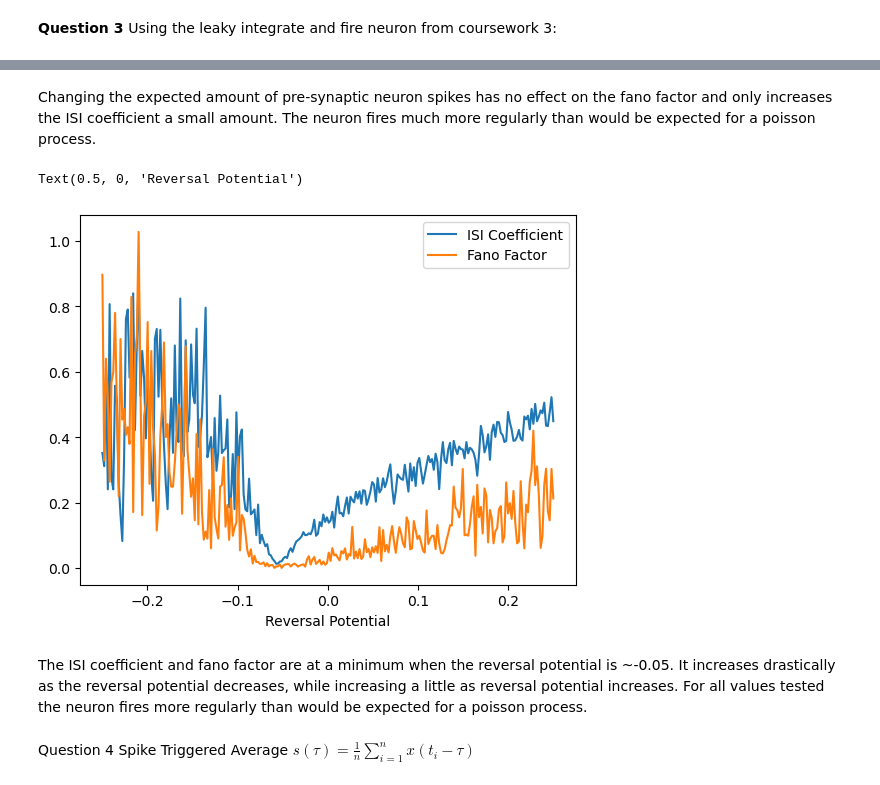
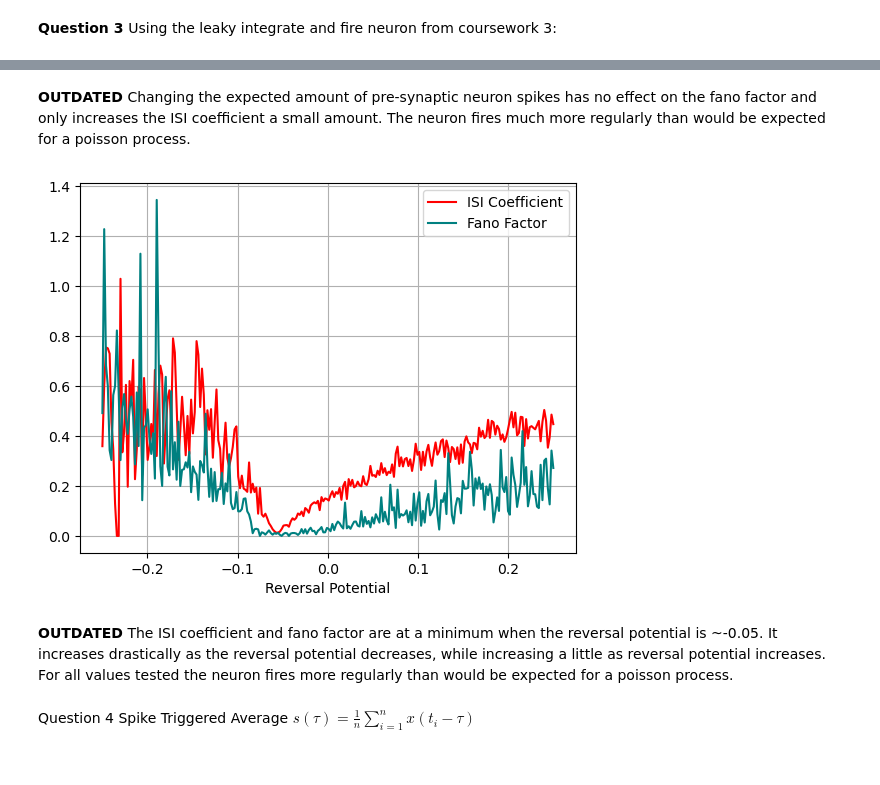
Before and after one commit to Kateh1871/Neuro-Sci, a Jupyter notebook: Full Coursework.ipynb, the cells around one changed output, grey strips where cells are left out. Drawn from its saved outputs; the diff is of its cells as text; code cells hidden in the pictures.

```diff
--- a/Full Coursework.ipynb
+++ b/Full Coursework.ipynb
@@ -5,6 +5,10 @@ Setting up the process
 # %%
 import numpy as np
 import matplotlib.pyplot as plt
+import matplotlib as mpl
+import math
+
+mpl.rcParams['axes.prop_cycle'] = mpl.cycler(color=['r', 'teal', 'g', 'purple', 'darkorange'])   # colour cycle for plots
 rng = np.random.default_rng(seed=69420)     # set up random number generator with fixed seed for reproducability
 # %% [markdown]
 Generating the spikes, uses the exponential distribution to determine the time to the next spike. Could be optmised, calculating both the homo and inhomo case while only returning one is silly
@@ -68,7 +92,6 @@ def FanoFactor(spikes):
 # %% [markdown]
 Calculating the fano factor for the homogeneous case, the inhomogeneous case needs to be run over multiple $\Delta t$ so is done seperately
 # %%
-runCount = 10
 spikesHomo = []
 for run in range(0, runCount):
     spikesHomo.append(SpikeGeneration())
@@ -135,16 +177,13 @@ Text(0.5, 0, 'Refractory period (ms)')
 # %%
 # reading and converting file to numbers
 with open('rho.dat', 'r') as data:
-    spikes = [line.rsplit() for line in data]
+    spikes = [int(line.rsplit()[0]) for line in data]
 
-# this line is so dumb
-spikes = [int(spike[0]) for spike in spikes]
-
-# convert the spikes into a time series
+# convert the spikes into a time series with sample frequency deltaT
 deltaT = 0.002
 
-# this line is dumber no way this is what im supposed to be doing
-spikeTimes = [deltaT*spikeCount*spike for spikeCount, spike in zip(range(0, len(spikes)), spikes) if deltaT*spikeCount*spike != 0]
+# this line is dumb no way this is what im supposed to be doing
+spikeTimes = [deltaT*spikeCount*spike for spikeCount, spike in zip(range(0, len(spikes)), spikes) if deltaT*spikeCount*spike > 0]
 
 ISI = ISICoeff(spikeTimes)
 print(ISI)
@@ -152,10 +191,11 @@ print(ISI)
 # bin size of 1 is a special case
 spikesBinned1 = [[spike] if spike else [] for spike in spikes]
 
-# this is a bit fucked and im not sure why it works but i went through 6 different comprehension attempts
-binSizes = [5, 25, 50]
+# this is a bit fucked and im not sure why it works but i went through 6 different attempts
+binSizes = np.arange(1, 51)
+#binSizes = [5, 10, 50]
 spikesBinned = []
-for binSize in binSizes:
+for binSize in binSizes[1:]:
     spikesTemp = []
     # stole these 2 lines from stackoverflow
     for i in range(0, len(spikes), binSize):
@@ -171,7 +211,16 @@ for binSize in binSizes:
 # actually doing the fano factor, again bin size 1 is treated seperately
 fano1 = FanoFactor(spikesBinned1)
 fano = [FanoFactor(spike) for spike in spikesBinned]
-print(fano1)
-print(fano)
+
+fano2 = [fano1]+fano
+
+fig, ax = plt.subplots()
+ax.plot(binSizes, fano2)
+ax.set_xticks([1, 5, 20, 50], labels=['2', '10', '50', '100'])
+ax.set_xlabel('Window width (ms)')
+ax.set_ylabel('Fano factor')
+ax.grid()
+
+fig.savefig('Q2i.pdf', format='pdf')
 # %% [output]
 2.0085523370640965
@@ -270,27 +354,30 @@ ax.legend()
 # %% [markdown]
+**OUTDATED**
 Changing the expected amount of pre-synaptic neuron spikes has no effect on the fano factor and only increases the ISI coefficient a small amount.
 The neuron fires much more regularly than would be expected for a poisson process.
 # %%
 Es = np.linspace(-0.25, 0.25, 250)
 ISI = []
 fano = []
 for E in Es:
     spikes = []
     for q in range(0, 10):
-        spikes.append(Leaky(Es=E))
+        spikes.append(Leaky(rng, Es=E))
     ISI.append(ISICoeff(spikes[0]))
     fano.append(FanoFactor(spikes))
 
 fig, ax = plt.subplots()
 ax.plot(Es, ISI, label='ISI Coefficient')
 ax.plot(Es, fano, label='Fano Factor')
 ax.legend()
 ax.set_xlabel('Reversal Potential')
+ax.grid()
+
+fig.savefig('q3b.pdf', format='pdf')
 # %% [output]
-Text(0.5, 0, 'Reversal Potential')
-[figure, old version]
+[figure, new version]
 # %% [markdown]
-The ISI coefficient and fano factor are at a minimum when the reversal potential is ~-0.05. It increases drastically as the reversal potential decreases, while increasing a little as reversal potential increases. For all values tested the neuron fires more regularly than would be expected for a poisson process.
+**OUTDATED** The ISI coefficient and fano factor are at a minimum when the reversal potential is ~-0.05. It increases drastically as the reversal potential decreases, while increasing a little as reversal potential increases. For all values tested the neuron fires more regularly than would be expected for a poisson process.
 # %% [markdown]
 Question 4
 Spike Triggered Average
```
Also changed, not shown: parts of 27 cells of this notebook, 10 other files.
